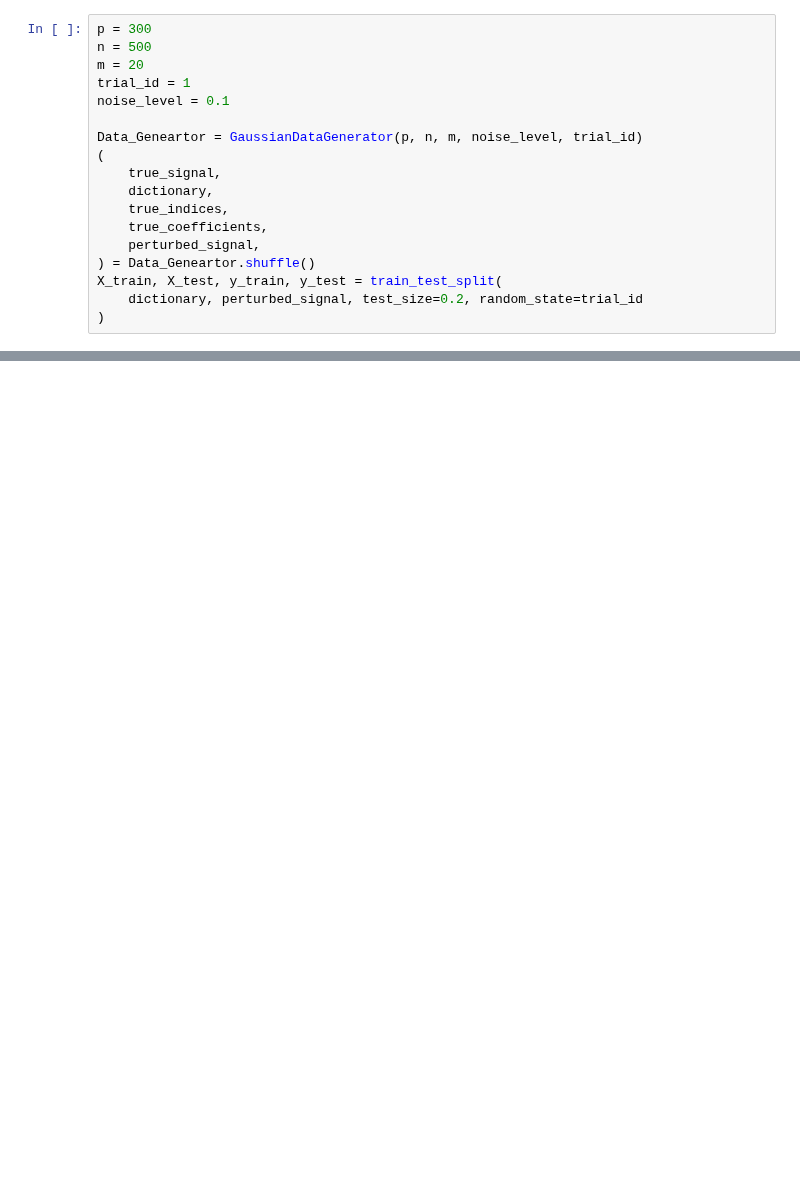
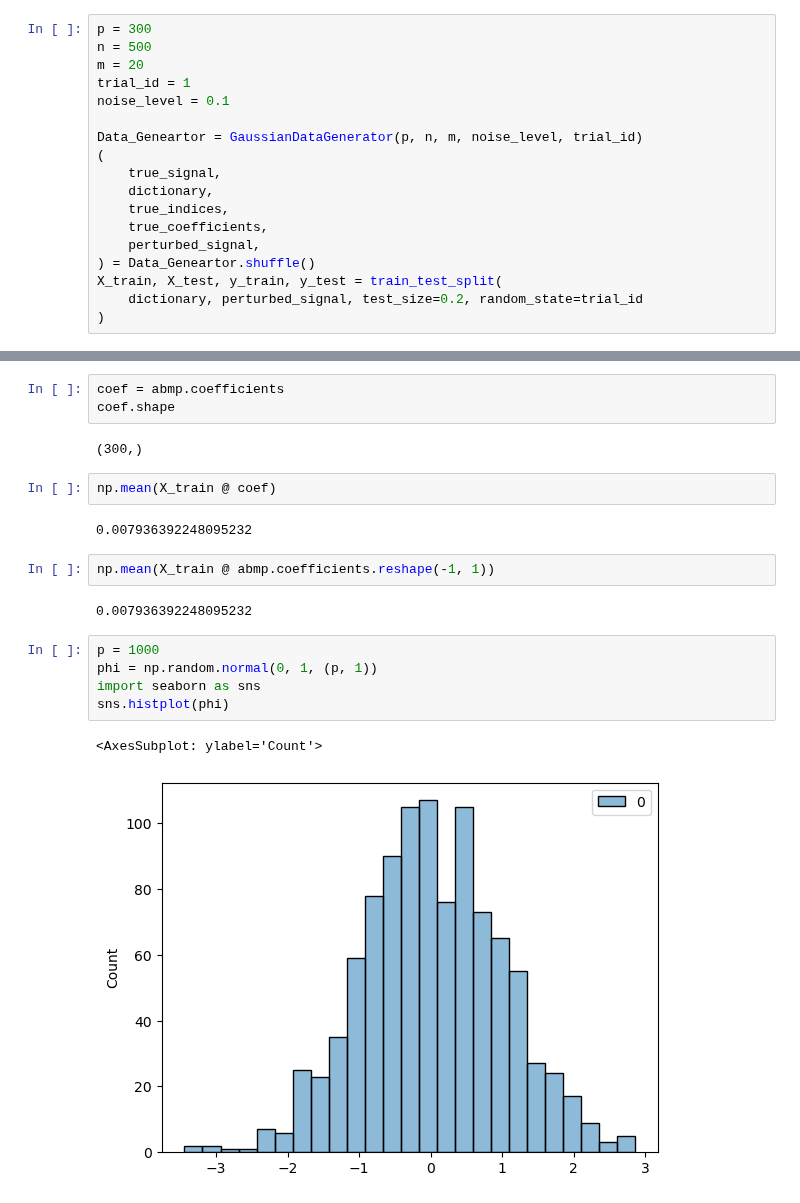
Before and after one commit to sleepysunny311/Projection_Pursuit_Summer, a Jupyter notebook: task9/test.ipynb, the cells around one changed output, grey strips where cells are left out. Drawn from its saved outputs; the diff is of its cells as text; blank space fills up the shorter version.

```diff
--- a/task9/test.ipynb
+++ b/task9/test.ipynb
@@ -49,0 +97,21 @@ ValueError: matmul: Input operand 1 has a mismatch in its core dimension 0, with
+# %%
+coef = abmp.coefficients
+coef.shape
+# %% [output]
+(300,)
+# %%
+np.mean(X_train @ coef)
+# %% [output]
+0.007936392248095232
+# %%
+np.mean(X_train @ abmp.coefficients.reshape(-1, 1))
+# %% [output]
+0.007936392248095232
+# %%
+p = 1000
+phi = np.random.normal(0, 1, (p, 1))
+import seaborn as sns
+sns.histplot(phi)
+# %% [output]
+<AxesSubplot: ylabel='Count'>
+[figure, added]
```
Also changed, not shown: parts of 17 cells of this notebook, 17 other files.
